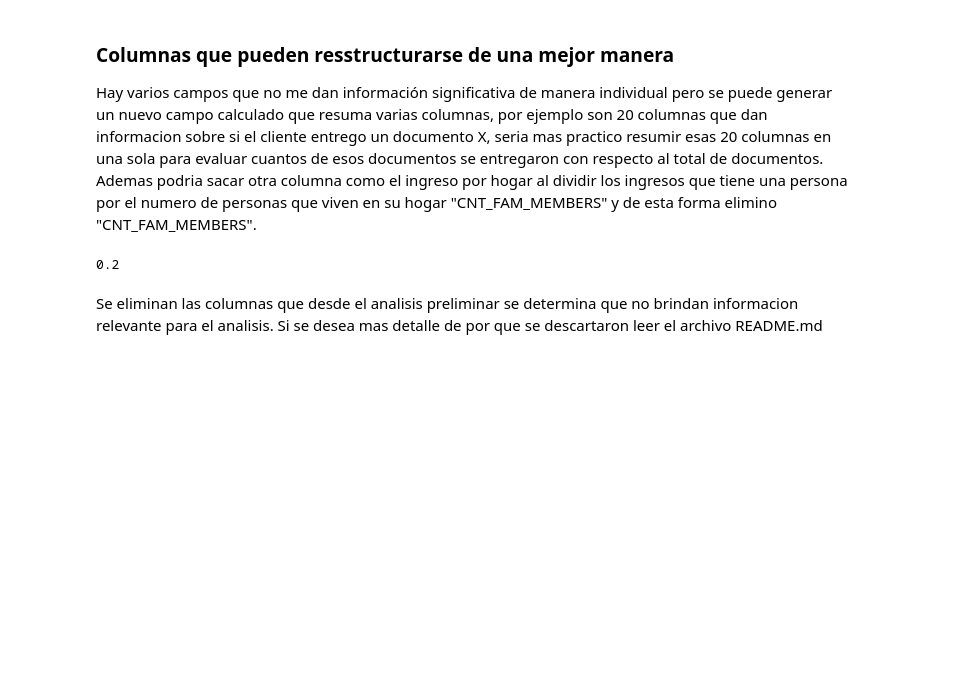
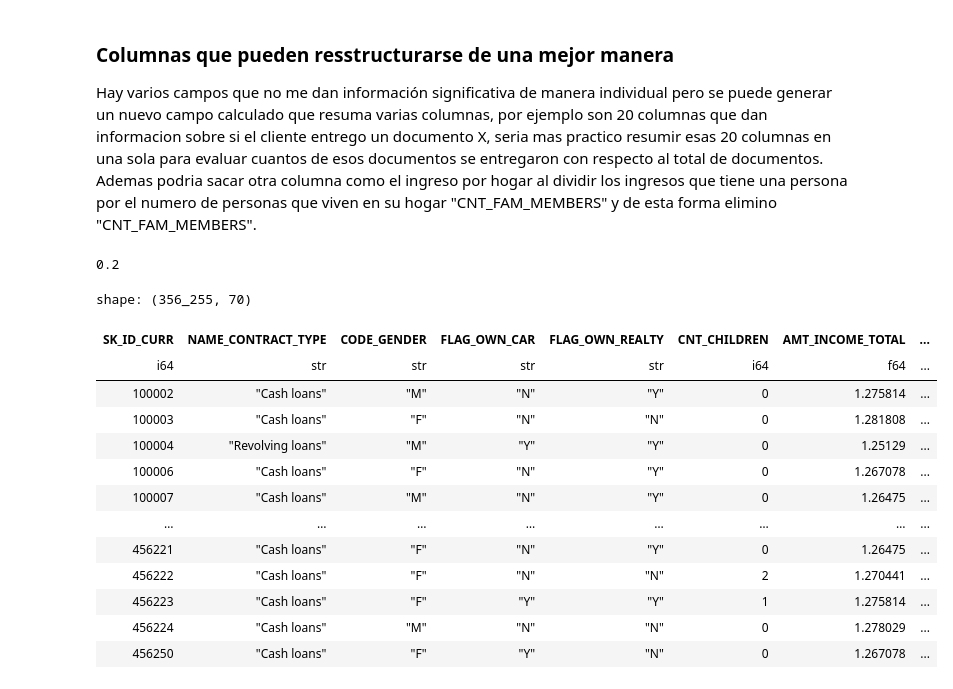
Before and after one commit to spereze27/Analysis-home-credit-default-risk, a Jupyter notebook: preprocesamiento_home_credit.ipynb, the cells around one changed output. Drawn from its saved outputs; the diff is of its cells as text; code cells hidden in the pictures; blank space fills up the shorter version.

```diff
--- a/preprocesamiento_home_credit.ipynb
+++ b/preprocesamiento_home_credit.ipynb
@@ -55,14 +56,13 @@ def convertir_dias(data, columnas, divisor=12, redondear=True, reemplazar=False)
 ### Crear variables logarítmicas
 La función `crear_logaritmos(data, columnas, reemplazar=False)` se utiliza para aplicar una transformación logarítmica a las variables numéricas del dataset. Este tipo de transformación es común cuando se trabaja con variables como ingresos, montos de crédito, etc. Esto se debe a que las transformaciones logarítmicas pueden ayudar a corregir la asimetría de variables y mejorar la linealidad en modelos estadísticos.
 # %%
-def crear_logaritmos(data, columnas, reemplazar=False):
+def crear_logaritmos(data, columnas, replace=False):
+    nuevas_columnas = []
     for col in columnas:
-        valores_log = np.log(data[col].abs() + 1)
-        if reemplazar:
-            data[col] = valores_log
-        else:
-            data["LOG_" + str(col)] = valores_log
-    return data
+        log_col = pd.col(col).abs().add(1).log().alias(col if replace else f"LOG_{col}")
+        nuevas_columnas.append(log_col)
+
+    return data.with_columns(nuevas_columnas)
 # %% [markdown]
 ### Codificar variables categóricas
 Mucha de la información que se tiene del dataset son string o cadenas de texto que el modelo no va a poder interpretar por si solo, se crea la funcion `tratar_categoricas(data)` para que a cada columna que tenga valores de tipo objeto se le reemplace cada categoria por un valor entero unico.
@@ -289,3 +297,14 @@ shape: (356_255, 121)
+# %%
+columnas_no_relevantes=['APARTMENTS_MEDI', 'BASEMENTAREA_MEDI', 'COMMONAREA_MEDI', 'ELEVATORS_MEDI', 'ENTRANCES_MEDI',
+         'FLOORSMAX_MEDI', 'FLOORSMIN_MEDI', 'LANDAREA_MEDI', 'LIVINGAPARTMENTS_MEDI', 'LIVINGAREA_MEDI',
+         'NONLIVINGAPARTMENTS_MEDI', 'NONLIVINGAREA_MEDI','YEARS_BEGINEXPLUATATION_MEDI', 'YEARS_BUILD_MEDI',
+         'APARTMENTS_MODE', 'BASEMENTAREA_MODE', 'COMMONAREA_MODE','ELEVATORS_MODE', 'ENTRANCES_MODE',
+         'FLOORSMAX_MODE', 'FLOORSMIN_MODE', 'LANDAREA_MODE', 'LIVINGAPARTMENTS_MODE', 'LIVINGAREA_MODE',
+         'NONLIVINGAPARTMENTS_MODE', 'NONLIVINGAREA_MODE', 'TOTALAREA_MODE',  'YEARS_BEGINEXPLUATATION_MODE','NAME_TYPE_SUITE',
+         'DAYS_REGISTRATION', 'DAYS_ID_PUBLISH', 'WEEKDAY_APPR_PROCESS_START', 'HOUR_APPR_PROCESS_START',
+         'FLAG_PHONE', 'FLAG_EMP_PHONE']
+
+df_combinado = df_combinado.drop(columnas_no_relevantes)
 # %% [markdown]
 ### Columnas que pueden resstructurarse de una mejor manera
 Hay varios campos que no me dan información significativa de manera individual pero se puede generar un nuevo campo calculado que resuma varias columnas, por ejemplo son 20 columnas que dan informacion sobre si el cliente entrego un documento X, seria mas practico resumir esas 20 columnas en una sola para evaluar cuantos de esos documentos se entregaron con respecto al total de documentos. Ademas podria sacar otra columna como el ingreso por hogar al dividir los ingresos que tiene una persona por el numero de personas que viven en su hogar "CNT_FAM_MEMBERS" y de esta forma elimino "CNT_FAM_MEMBERS".
@@ -310,6 +329,3 @@ df_combinado = df_combinado.with_columns(
 df_combinado["PORCENTAJE_DOCUMENTACION_ENTREGADA"].max()
 # %% [output]
 0.2
-# %% [markdown]
-Se eliminan las columnas que desde el analisis preliminar se determina que no brindan informacion relevante para el analisis.
-Si se desea mas detalle de por que se descartaron leer el archivo README.md
@@ -330,4 +336,21 @@ df_combinado = crear_logaritmos(df_combinado, var_logaritmicas, replace = True)
 
 # convertir dias negativos a meses
 variables_dias_negativos = ["DAYS_BIRTH", "DAYS_EMPLOYED", "DAYS_LAST_PHONE_CHANGE"]
-df_combinado = convertir_dias(df_combinado, variables_dias_negativos, t = 30, rounding = True, replace = True)
+df_combinado = convertir_dias(df_combinado, variables_dias_negativos, divisor= 12,  redondear=True, reemplazar=False)
+# %%
+df_combinado
+# %% [output]
+shape: (356_255, 70)
+| SK_ID_CURR | NAME_CONTRACT_TYPE | CODE_GENDER | FLAG_OWN_CAR | FLAG_OWN_REALTY | CNT_CHILDREN | AMT_INCOME_TOTAL | ... |
+| i64 | str | str | str | str | i64 | f64 | ... |
+| 100002 | "Cash loans" | "M" | "N" | "Y" | 0 | 1.275814 | ... |
+| 100003 | "Cash loans" | "F" | "N" | "N" | 0 | 1.281808 | ... |
+| 100004 | "Revolving loans" | "M" | "Y" | "Y" | 0 | 1.25129 | ... |
+| 100006 | "Cash loans" | "F" | "N" | "Y" | 0 | 1.267078 | ... |
+| 100007 | "Cash loans" | "M" | "N" | "Y" | 0 | 1.26475 | ... |
+| … | … | … | … | … | … | … | ... |
+| 456221 | "Cash loans" | "F" | "N" | "Y" | 0 | 1.26475 | ... |
+| 456222 | "Cash loans" | "F" | "N" | "N" | 2 | 1.270441 | ... |
+| 456223 | "Cash loans" | "F" | "Y" | "Y" | 1 | 1.275814 | ... |
+| 456224 | "Cash loans" | "M" | "N" | "N" | 0 | 1.278029 | ... |
+| 456250 | "Cash loans" | "F" | "Y" | "N" | 0 | 1.267078 | ... |
```
Also changed, not shown: parts of 5 cells of this notebook, 1 other file.
